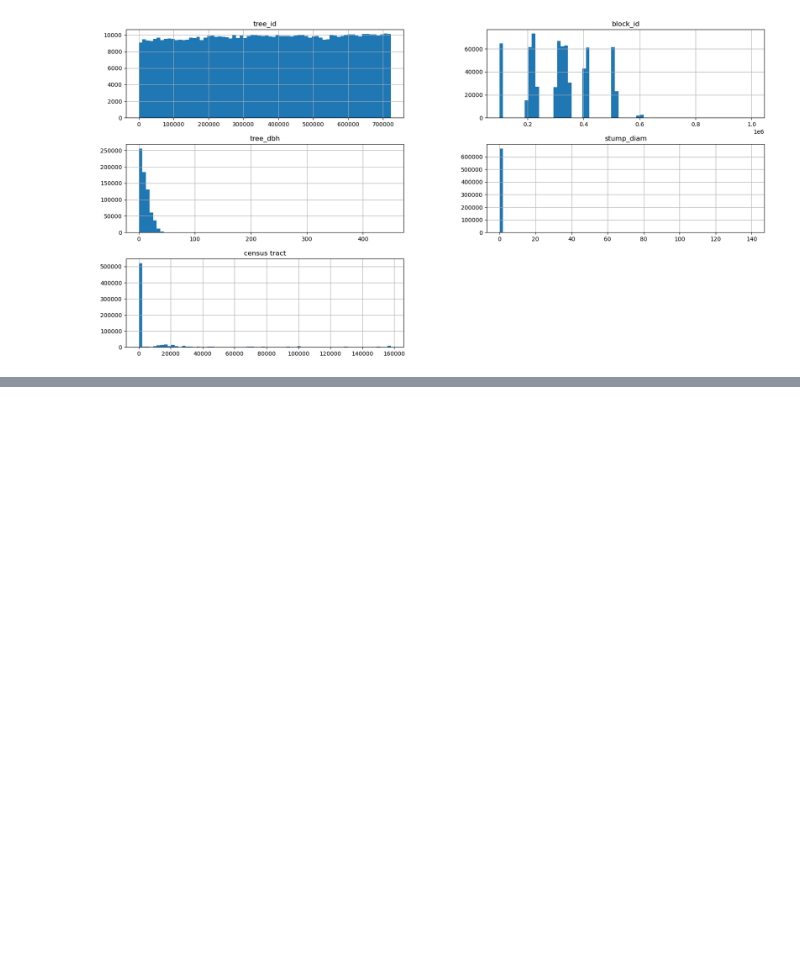
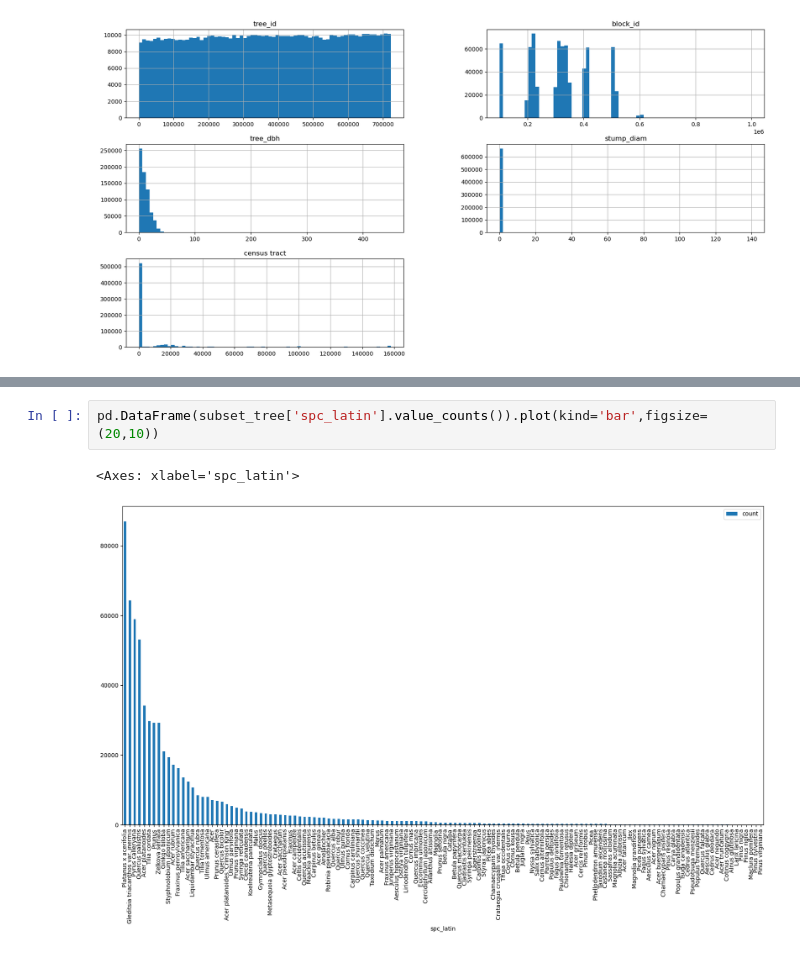
Before and after one commit to mohammadakhoundi1/New-York-Tree-Analysis, a Jupyter notebook: Untitled.ipynb, the cells around one changed output, grey strips where cells are left out. Cells and saved outputs as stored; diff of their text form; blank space fills up the shorter version.

Commit message:
DataExploration2

```diff
--- a/Untitled.ipynb
+++ b/Untitled.ipynb
@@ -117,0 +125,5 @@ array([[<Axes: title={'center': 'tree_id'}>,
+# %%
+pd.DataFrame(subset_tree['spc_latin'].value_counts()).plot(kind='bar',figsize=(20,10))
+# %% [output]
+<Axes: xlabel='spc_latin'>
+[figure, added]
```
Also changed, not shown: parts of 9 cells of this notebook.
